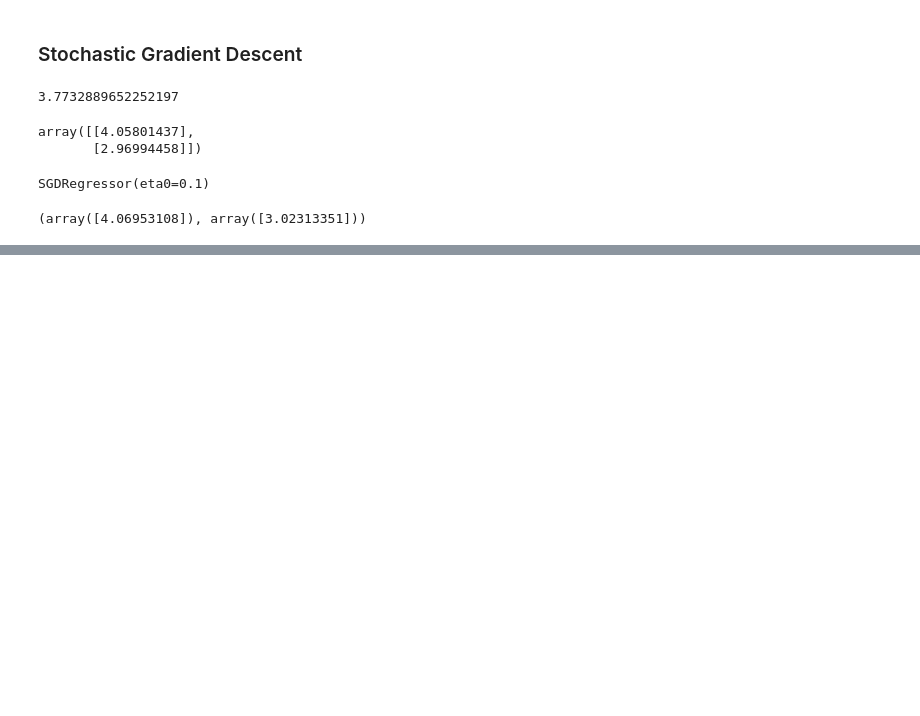
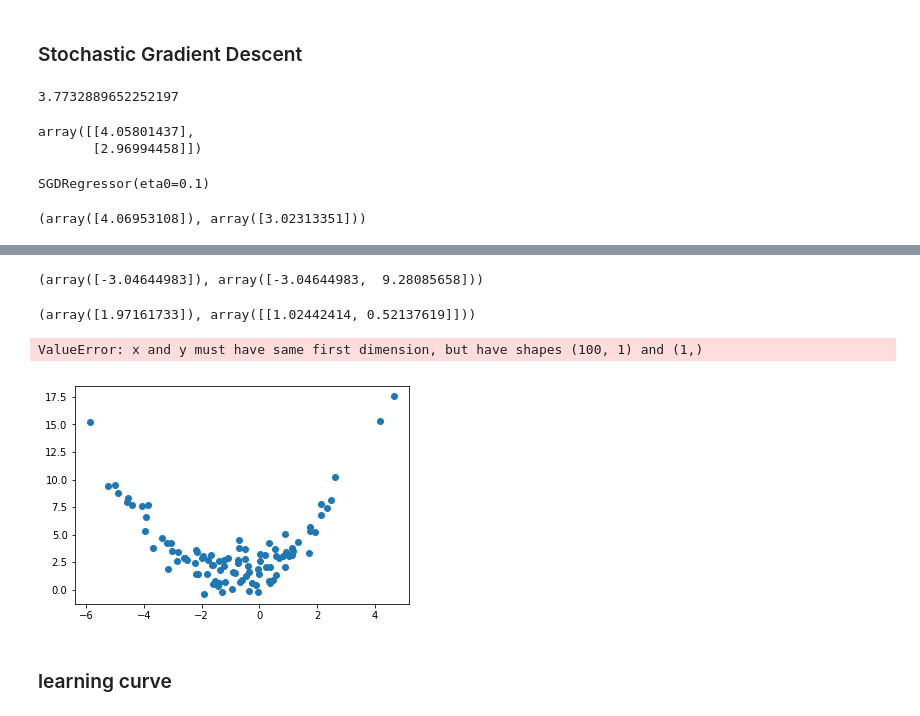
Before and after one commit to julie87zhang/python_exercise, a Jupyter notebook: machine_learning_manual/LinearRegression_Chapter4.ipynb, the cells around one changed output, grey strips where cells are left out. Drawn from its saved outputs; the diff is of its cells as text; code cells hidden in the pictures; blank space fills up the shorter version.

```diff
--- a/machine_learning_manual/LinearRegression_Chapter4.ipynb
+++ b/machine_learning_manual/LinearRegression_Chapter4.ipynb
@@ -146,0 +163,22 @@ sgd_reg.intercept_,sgd_reg.coef_
+# %%
+from sklearn.preprocessing import PolynomialFeatures
+poly_features=PolynomialFeatures(degree=2,include_bias=False)
+X_poly=poly_features.fit_transform(X)
+X[0],X_poly[0]
+# %% [output]
+(array([-3.04644983]), array([-3.04644983,  9.28085658]))
+# %%
+poly_Reg=LinearRegression()
+poly_Reg.fit(X_poly,y)
+poly_Reg.intercept_,poly_Reg.coef_
+# %% [output]
+(array([1.97161733]), array([[1.02442414, 0.52137619]]))
+# %%
+curve=lambda X: 1.02442414*X**2 + 0.52137619*X +1.97161733
+# %%
+plt.scatter(X,y)
+plt.plot(X,curve)
+plt.title('nonlinear scatterplot')
+# %% [output]
+ValueError: x and y must have same first dimension, but have shapes (100, 1) and (1,)
+[figure, added]
@@ -146,0 +191,2 @@ sgd_reg.intercept_,sgd_reg.coef_
+# %% [markdown]
+### learning curve
```
Also changed, not shown: parts of 50 cells of this notebook.
